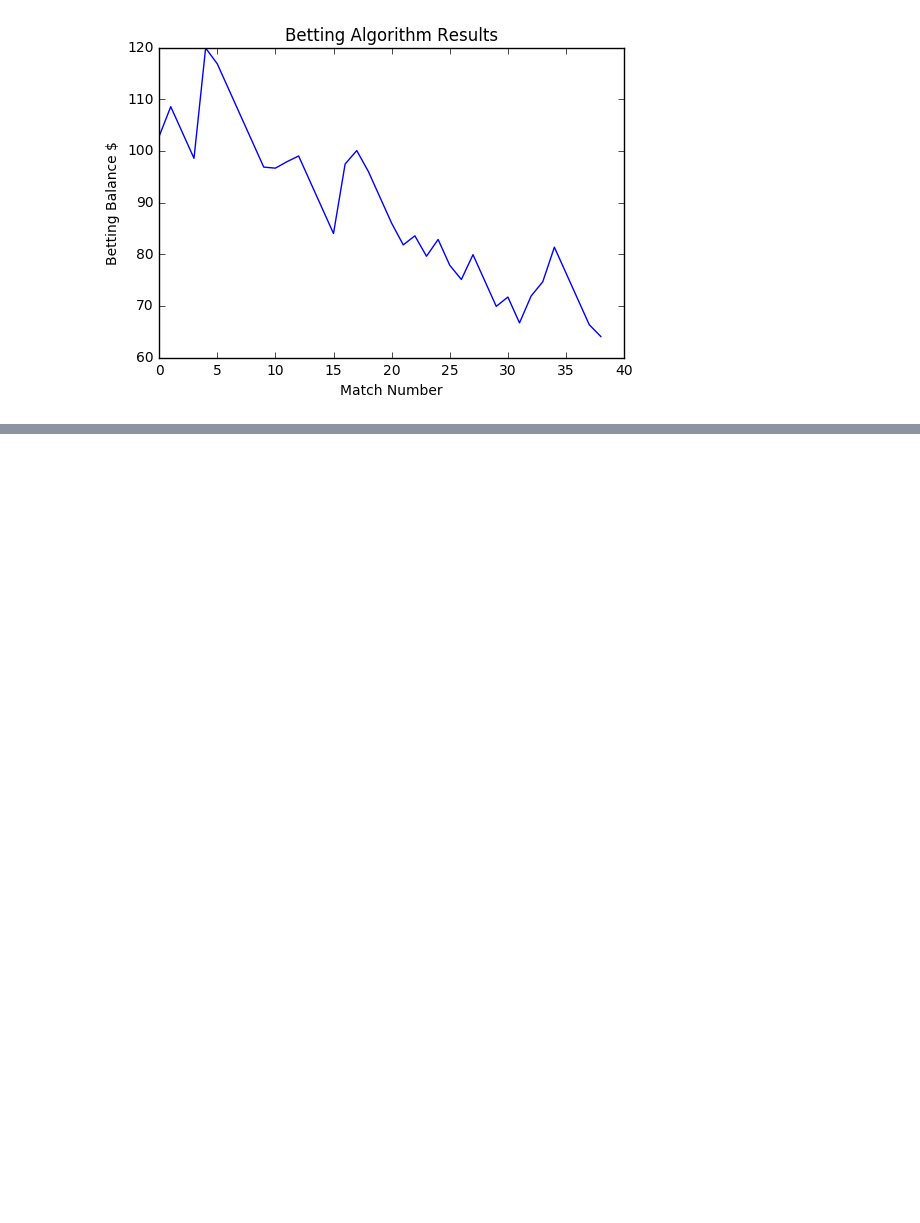
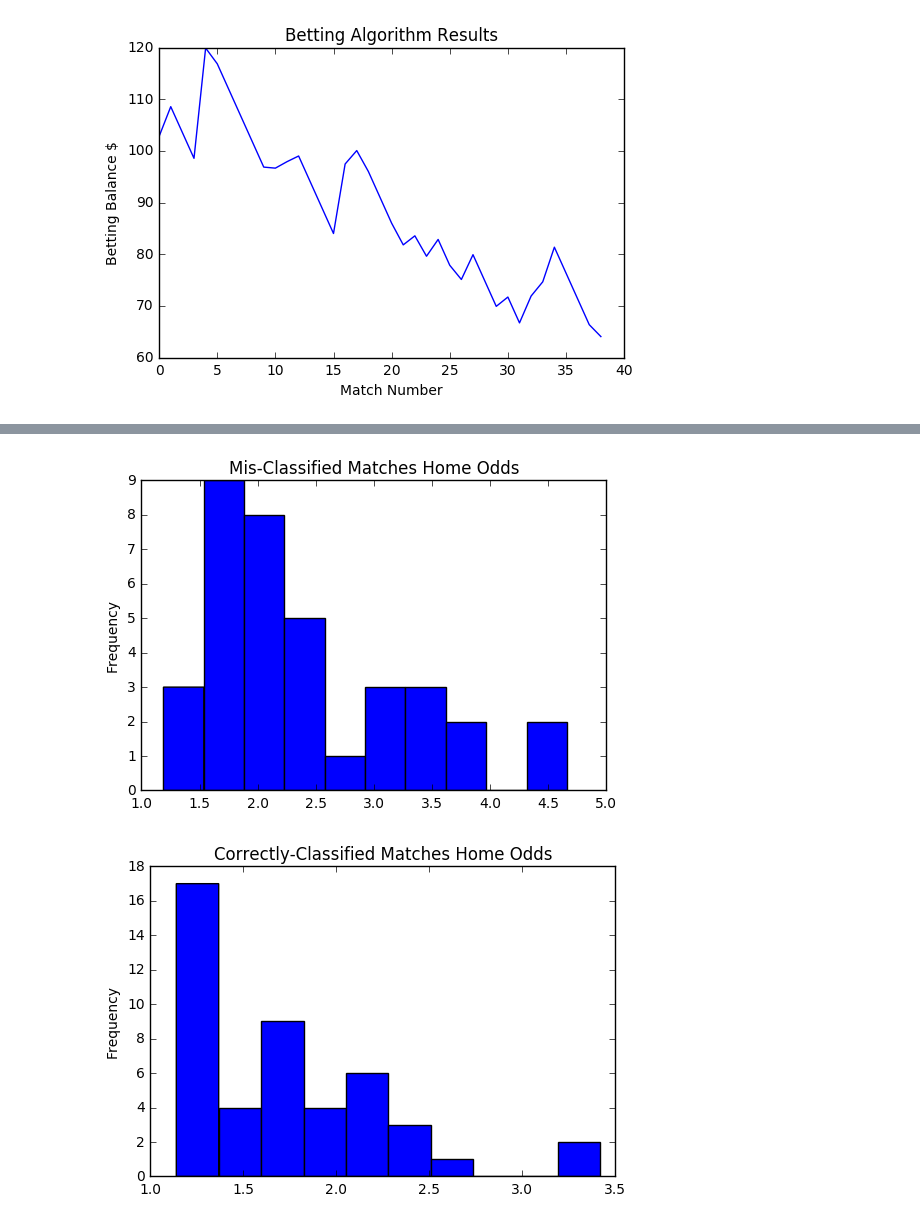
Before and after one commit to mtetkosk/European_Soccer_Prediction, a Jupyter notebook: notebooks/20170212_Model_Creation_Kernel_SVM.ipynb, the cells around one changed output, grey strips where cells are left out. Drawn from its saved outputs; the diff is of its cells as text; code cells hidden in the pictures; blank space fills up the shorter version.

```diff
--- a/notebooks/20170212_Model_Creation_Kernel_SVM.ipynb
+++ b/notebooks/20170212_Model_Creation_Kernel_SVM.ipynb
@@ -452,0 +455,9 @@ plt.title('Betting Algorithm Results')
+# %%
+# Get misclassified games
+
+x_test['predicted'] = preds
+x_test['actal'] = y_test
+# %%
+mis_classified_matches = x_test[(x_test.predicted == 1) & (x_test.actal != 1)]
+correctly_classified_matches = x_test[(x_test.predicted == 1) & (x_test.actal == 1)]
+mis_classified_matches.shape
@@ -452,0 +481,13 @@ plt.title('Betting Algorithm Results')
+# %%
+# Let's look at the odds
+
+mis_classified_matches[mis_classified_matches['Average_Home_Odds'] < 5]['Average_Home_Odds'].plot(kind='hist')
+plt.title('Mis-Classified Matches Home Odds')
+plt.show()
+
+correctly_classified_matches[correctly_classified_matches['Average_Home_Odds'] < 5]['Average_Home_Odds'].plot(kind='hist')
+plt.title('Correctly-Classified Matches Home Odds')
+plt.show()
+# %% [output]
+[figure, added]
+[figure, added]
```
Also changed, not shown: parts of 5 cells of this notebook.
